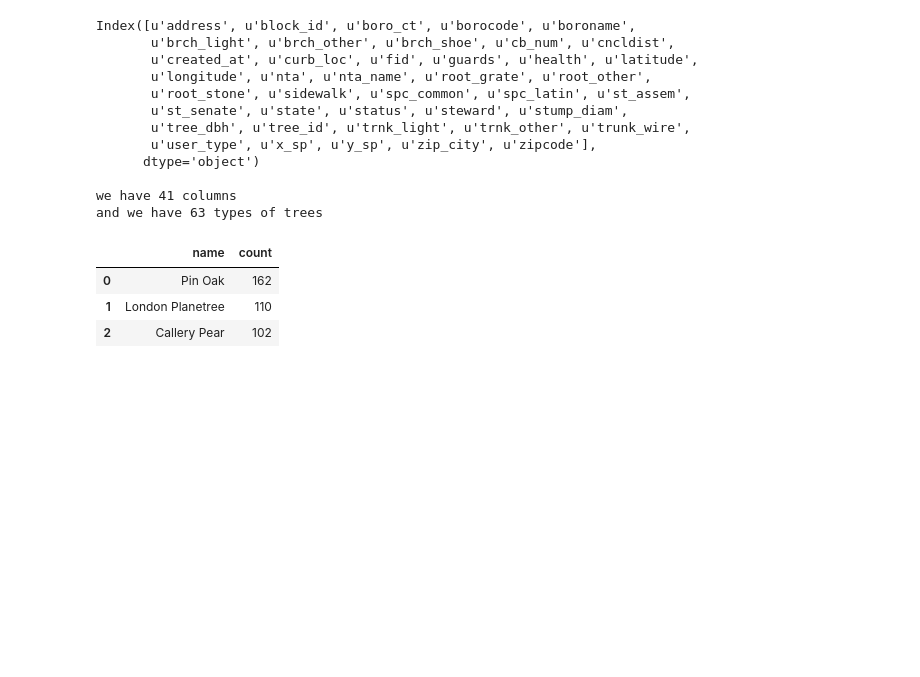
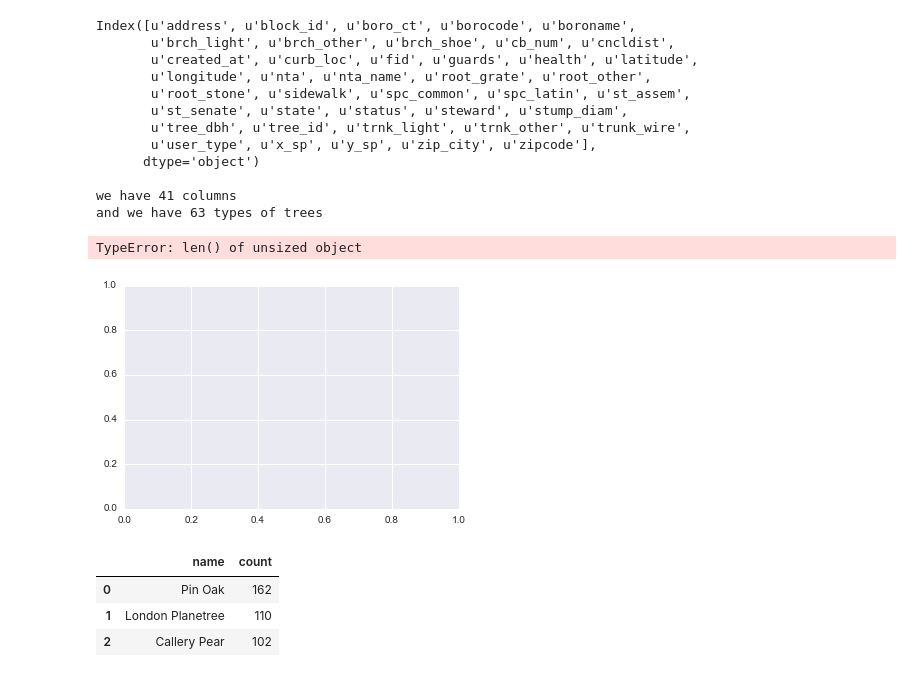
Before and after one commit to DQOfficial/brunchline, a Jupyter notebook: tree_survey_random_forest.ipynb, the cells around one changed output. Cells and saved outputs as stored; diff of their text form; code cells hidden in the pictures; blank space fills up the shorter version.

```diff
--- a/tree_survey_random_forest.ipynb
+++ b/tree_survey_random_forest.ipynb
@@ -44,6 +42,11 @@ Index([u'address', u'block_id', u'boro_ct', u'borocode', u'boroname',
 
 we have 41 columns
 and we have 63 types of trees
+# %%
+plt.hist(df.spc_common)
+# %% [output]
+TypeError: len() of unsized object
+[figure, added]
 # %%
 # create new dataframe with only the columns we'd like
 data = df[['block_id','zipcode','borocode','brch_light','cncldist',
```
Also changed, not shown: parts of 3 cells of this notebook.
